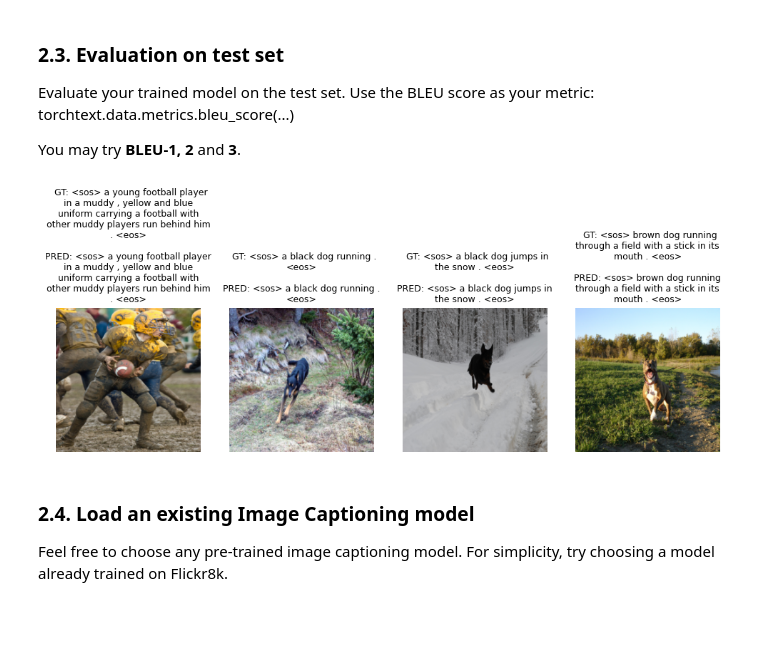
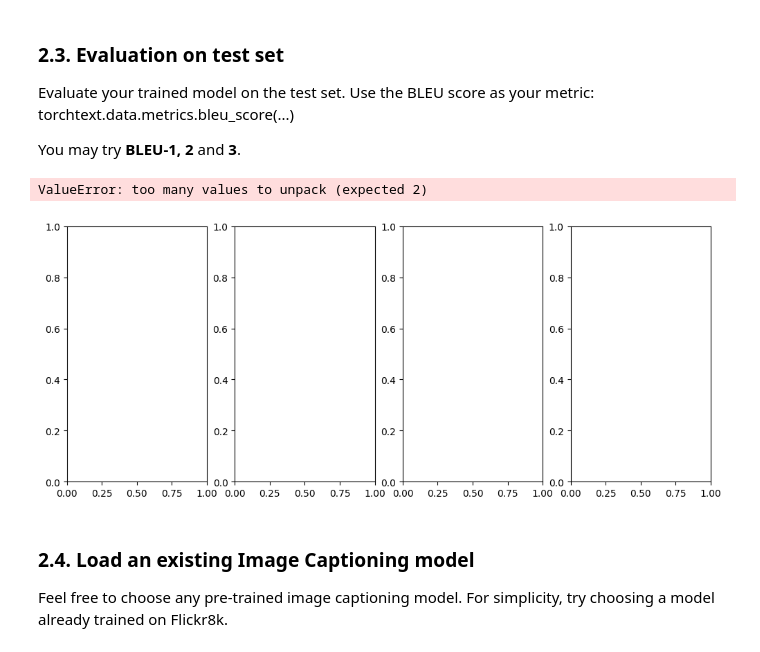
Before and after one commit to liviuflo/dnd-assignment2, a Jupyter notebook: DND_Assignment_2_24_25_1.ipynb, the cells around one changed output. Saved outputs shown, nothing was run; the diff lists cells and outputs as text; code cells hidden in the pictures; blank space fills up the shorter version.

Commit message:
no teacher forcing for validation

```diff
--- a/DND_Assignment_2_24_25_1.ipynb
+++ b/DND_Assignment_2_24_25_1.ipynb
@@ -566,15 +606,17 @@ class ImageCaptioningModel(nn.Module):
         self.encoder.train(mode)
         self.decoder.train(mode)
 
-    def forward_with_gt(self, images, captions):
-        """Perform a forward pass on the given images and captions, when ground truth captions are given."""
+    def forward(self, images, captions=None):
+        """Perform a forward pass on the given images and captions. If captions are provided, teacher forcing happens."""
         images = images.to(device)
-        captions = captions.to(device)
+        features = self.encoder(images)
 
-        features = self.encoder(images)
-        predictions, alphas = self.decoder(features, captions)
+        if captions is not None:
+            return self.decoder.forward_with_teacher_forcing(
+                features, captions.to(device)
+            )
 
-        return predictions, alphas
+        return self.decoder.forward_greedy(features)
 # %% [markdown]
 ### 2.2. Training custom model
 # %% [markdown]
@@ -847,42 +897,6 @@ Evaluate your trained model on the test set. Use the BLEU score as your metric:
 
 You may try **BLEU-1, 2** and **3**.
 # %%
-def predict_on_dataloader(model, dataloader, wanted_images=4):
-    f, axs = plt.subplots(1, wanted_images)
-    f.set_figwidth(3 * wanted_images)
-    i = 0
-    model.train(mode=False)
-    with torch.no_grad():
-        for images, gt_captions, all_captions in dataloader:
-            preds, _ = model.forward_with_gt(images.to(device), gt_captions.to(device))
-
-            _, max_indices = torch.max(preds, dim=2)  # Greedy predictions
-
-            # pred_captions = [int_caption_to_str(c) for c in max_indices]
-            # print(pred_captions)
-
-            for img, gt_caption, raw_caption in zip(images, gt_captions, max_indices):
-                print("-----")
-                pred_caption = decode_caption(raw_caption, VOCAB).replace("<pad>", "")
-                pred_caption_wrapped = "\n".join(wrap(pred_caption, width=35))
-
-                gt_caption = decode_caption(gt_caption, VOCAB).replace("<pad>", "")
-                print(pred_caption)
-                print(gt_caption)
-
-                image = denormalize(img).numpy()
-                image = np.transpose(image, (1, 2, 0))
-                image[image > 1] = 1
-
-                axs[i].imshow(image)
-                axs[i].axis("off")
-                axs[i].set_title(pred_caption_wrapped, fontsize=9)
-                i += 1
-
-                if i == wanted_images:
-                    return
-
-
 def predict_on_dataset(model: ImageCaptioningModel, ds, wanted_images):
     f, axs = plt.subplots(1, wanted_images)
     f.set_figwidth(3 * wanted_images)
@@ -890,39 +904,37 @@ def predict_on_dataset(model: ImageCaptioningModel, ds, wanted_images):
     sample_ids = random.sample(list(range(len(ds))), k=wanted_images)
 
     with torch.no_grad():
         for i, sample_id in enumerate(sample_ids):
             image_tensor, gt_caption, _ = ds[sample_id]
 
             images = image_tensor.unsqueeze(0)
             gt_captions = gt_caption.unsqueeze(0)
 
-            preds, _ = model.forward_with_gt(images.to(device), gt_captions.to(device))
+            preds, captions, _ = model.forward(images)
 
-            _, max_indices = torch.max(preds, dim=2)  # Greedy predictions
-
-            pred_caption = decode_caption(max_indices[0], VOCAB).replace("<pad>", "")
+            pred_caption = decode_caption(captions[0], VOCAB)
 
             image = denormalize(image_tensor).numpy()
             image = np.transpose(image, (1, 2, 0))
             image[image > 1] = 1
 
             text_gt = "  GT: " + decode_caption(gt_caption, ds.vocab)
             wrapped_text_gt = "\n".join(wrap(text_gt, width=35))
 
             text_pred = "PRED: " + pred_caption
             wrapped_text_pred = "\n".join(wrap(text_pred, width=35))
 
             title = wrapped_text_gt + "\n\n" + wrapped_text_pred
 
             axs[i].imshow(image)
             axs[i].axis("off")
             axs[i].set_title(title, fontsize=9)
 
 
-# predict_on_dataloader(model, test_loader)
 predict_on_dataset(model, test_dataset, wanted_images=4)
 # %% [output]
+ValueError: too many values to unpack (expected 2)
-[figure, old version]
+[figure, new version]
 # %% [markdown]
 ### 2.4. Load an existing Image Captioning model
 
```
Also changed, not shown: parts of 3 cells of this notebook, 1 other file.
